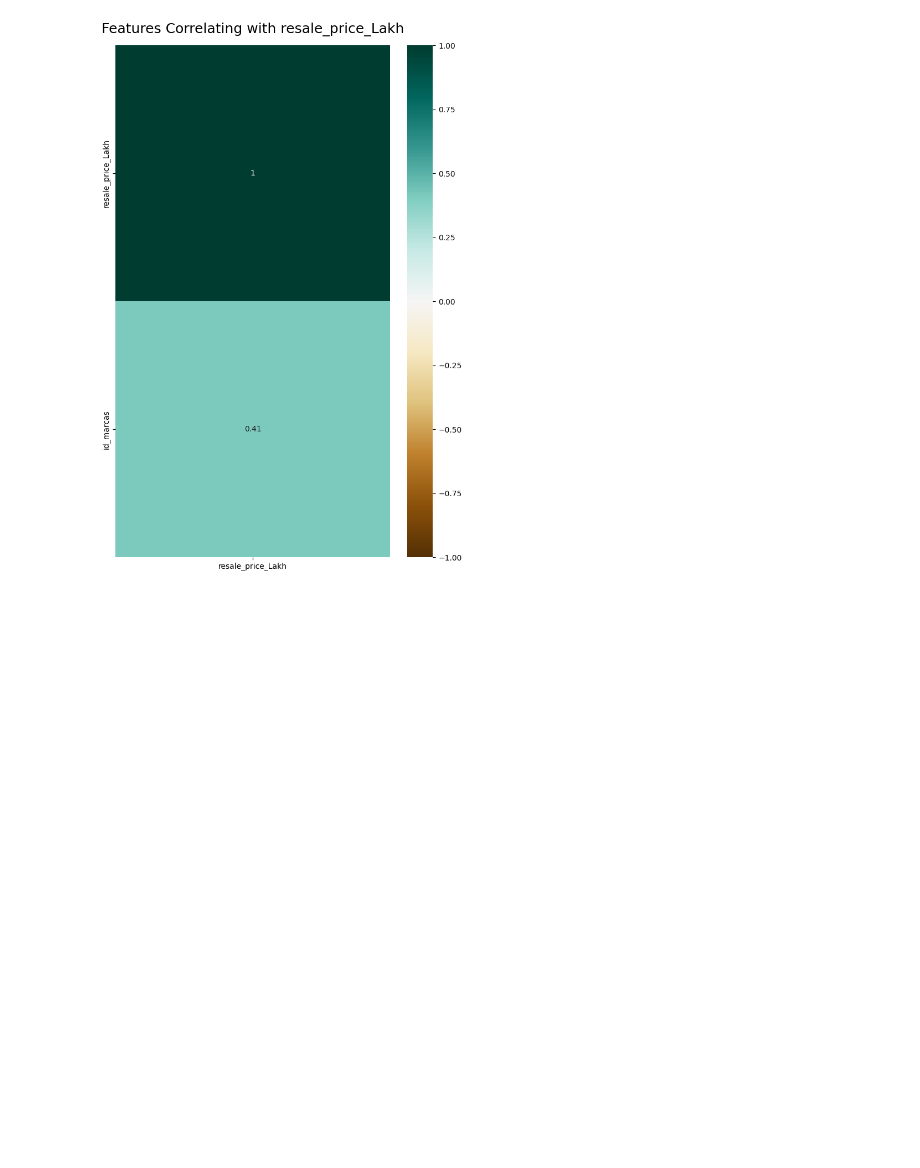
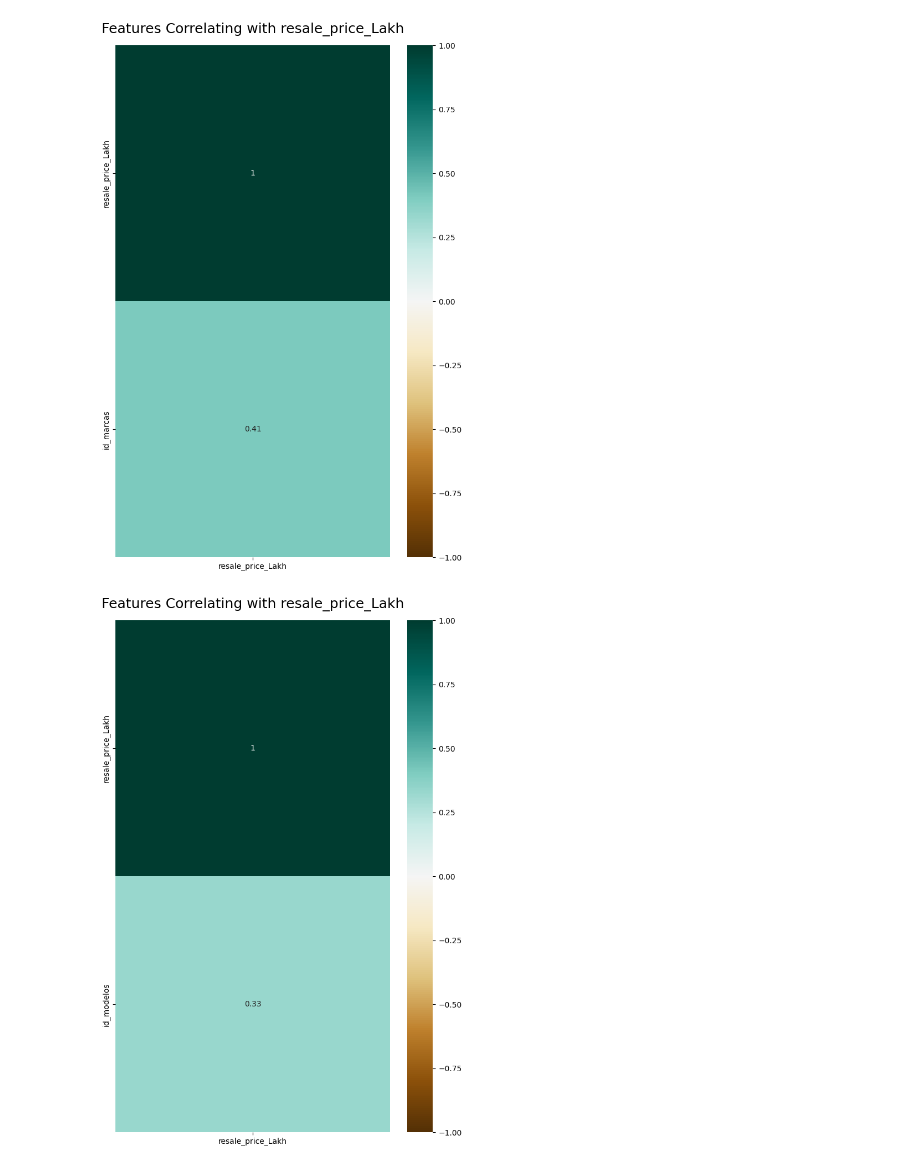
Before and after one commit to ruicoelhor22/AASE, a Jupyter notebook: FullName.ipynb, the cells around one changed output. Saved outputs shown, nothing was run; the diff lists cells and outputs as text; code cells hidden in the pictures; blank space fills up the shorter version.

```diff
--- a/FullName.ipynb
+++ b/FullName.ipynb
@@ -170,3 +170,25 @@ print(df)
 13955                                Amaze S i-Vtech   0.991556
 
 [13956 rows x 18 columns]
+# %%
+# Create id_modelos: IDF
+
+modelos = df['modelo']
+
+# Número de entradas no DataFrame
+n_docs = len(df)
+
+idf = {}
+
+# Valores únicos
+unique_modelos = modelos.drop_duplicates()
+
+for modelo in unique_modelos:
+    k = sum(modelo == val for val in modelos)  # contagem de documentos que contêm este modelo
+    idf[modelo] = np.log10(n_docs / (k + 1))  # evitar divisão por zero
+
+# Criar nova coluna 'id_modelos' no DataFrame
+df['id_modelos'] = df['modelo'].map(idf)
+
+# Se desejar imprimir o DataFrame com a nova coluna
+print(df)
@@ -177,7 +217,8 @@ df = df.astype({
     'ano': int,
     'marca': 'string',
     'modelo': 'string',
-    'id_marcas': float
+    'id_marcas': float,
+    'id_modelos': float
 
 })
 # %%
@@ -222,3 +260,19 @@ heatmap.set_title('Features Correlating with resale_price_Lakh', fontdict={'font
 plt.show()
 # %% [output]
 [figure]
+# %%
+#correlation of all features with price
+
+# Select columns
+columns_of_interest = ['id_modelos', 'resale_price_Lakh']
+subset_df = df[columns_of_interest]
+
+plt.figure(figsize=(8, 12))
+
+# Creat heatmap
+heatmap = sns.heatmap(subset_df.corr()[['resale_price_Lakh']].sort_values(by='resale_price_Lakh', ascending=False), vmin=-1, vmax=1, annot=True, cmap='BrBG')
+heatmap.set_title('Features Correlating with resale_price_Lakh', fontdict={'fontsize': 18}, pad=16)
+
+plt.show()
+# %% [output]
+[figure, added]
```
Also changed, not shown: parts of 2 cells of this notebook.
